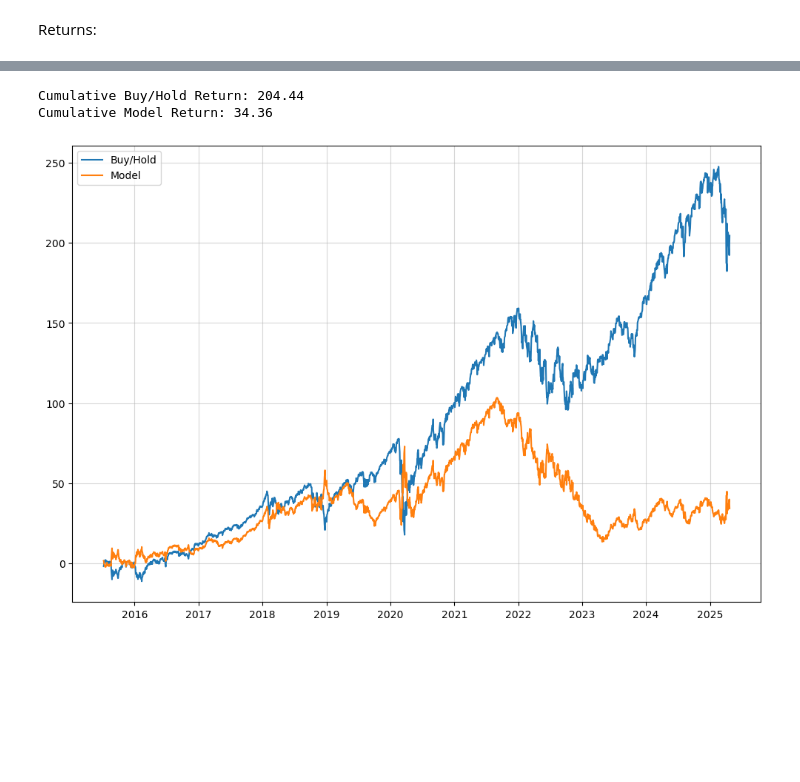
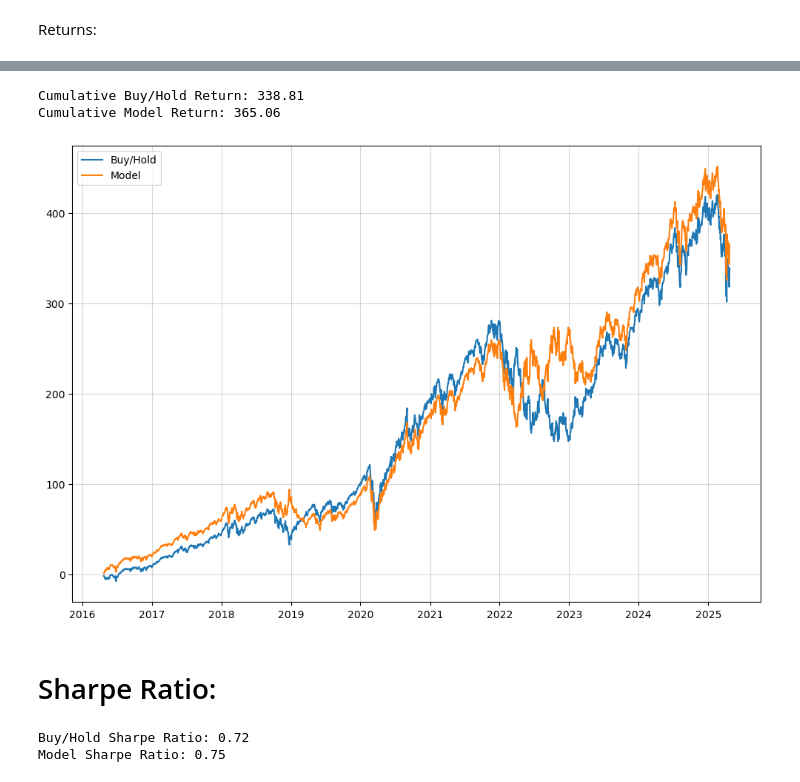
Before and after one commit to FilBillions/simple-moving-average, a Jupyter notebook: Simple_MA.ipynb, the cells around one changed output, grey strips where cells are left out. Saved outputs shown, nothing was run; the diff lists cells and outputs as text; code cells hidden in the pictures; blank space fills up the shorter version.

Commit message:
cleaner formatting, added Sharpe Ratio Function comparing both buy/hold and model

```diff
--- a/Simple_MA.ipynb
+++ b/Simple_MA.ipynb
@@ -39,9 +39,6 @@ df['Day Count'] = day_count
 
 #dropping volume column
 df.drop(columns=['Volume'], inplace = True)
-
-#ordering the table
-df = round(df[['Day Count', 'Open', 'High', 'Low', 'Close']], 2)
 # %% [markdown]
 Adding MAs:
 # %%
@@ -61,7 +58,7 @@ Returns:
 # %%
 #create returns and the model returns colummns
 # the difference between the current row ln and previous row ln gives a daily return
-df['Daily Return'] = np.log(df['Close']).diff()
+df['Daily Return'] = (np.log(df['Close']).diff()) * 100
 
 # model return, if our signal is - we are short and the daily return is negative. vice versa
 df['Model Return'] = df['Daily Return'] * df['Signal']
@@ -69,3 +66,11 @@ df['Model Return'] = df['Daily Return'] * df['Signal']
 #entry column for visualization
 df['Entry'] = df.Signal.diff()
 df.dropna(inplace=True)
+# %%
+#Cumulative Returns
+df['Cumulative Return'] = (np.exp(df['Daily Return'] / 100).cumprod() - 1) * 100
+df['Cumulative Model Return'] = (np.exp(df['Model Return'] / 100).cumprod() - 1) * 100
+
+#formatting the table
+df = round((df[['Day Count', 'Open', 'High', 'Low', 'Close', f'{MA1}-day MA', f'{MA2}-day MA', 'Daily Return', 'Cumulative Return', 'Model Return', 'Cumulative Model Return', 'Signal', 'Entry']]), 3)
+df
@@ -93,4 +113,0 @@ Creating Buy/Hold Comparison to MA Crossover Strategy
-# %%
-df['Cumulative Return'] = (np.exp(df['Daily Return']).cumprod() - 1) * 100
-df['Cumulative Model Return'] = (np.exp(df['Model Return']).cumprod() - 1) * 100
-df
@@ -112,14 +114,29 @@ df
 # %%
+def gen_buyhold_comp():
 #buy/hold plot
-plt.plot(df['Cumulative Return'], label='Buy/Hold')
+    plt.plot(df['Cumulative Return'], label='Buy/Hold')
 #model plot
-plt.plot(df['Cumulative Model Return'], label='Model')
-plt.legend(loc=2)
-plt.grid(True, alpha=.5)
+    plt.plot(df['Cumulative Model Return'], label='Model')
+    plt.legend(loc=2)
+    plt.grid(True, alpha=.5)
 #print returns
-print("Cumulative Buy/Hold Return:", round(df['Cumulative Return'].iloc[-1], 2))
-print("Cumulative Model Return:", round(df['Cumulative Model Return'].iloc[-1], 2))
+    print("Cumulative Buy/Hold Return:", round(df['Cumulative Return'].iloc[-1], 2))
+    print("Cumulative Model Return:", round(df['Cumulative Model Return'].iloc[-1], 2))
+gen_buyhold_comp()
 # %% [output]
-Cumulative Buy/Hold Return: 204.44
-Cumulative Model Return: 34.36
+Cumulative Buy/Hold Return: 338.81
+Cumulative Model Return: 365.06
-[figure, old version]
+[figure, new version]
+# %% [markdown]
+# Sharpe Ratio:
+# %%
+def gen_sharpe(returns):
+    avg_r = float((np.mean(returns)))
+    std = float((np.std(returns)))
+    sharpe = (avg_r / std) * 252 ** 0.5
+    return sharpe
+print('Buy/Hold Sharpe Ratio:', round(gen_sharpe(df['Daily Return']), 2))
+print('Model Sharpe Ratio:', round(gen_sharpe(df['Model Return']), 2))
+# %% [output]
+Buy/Hold Sharpe Ratio: 0.72
+Model Sharpe Ratio: 0.75
```
Also changed, not shown: parts of 7 cells of this notebook.
